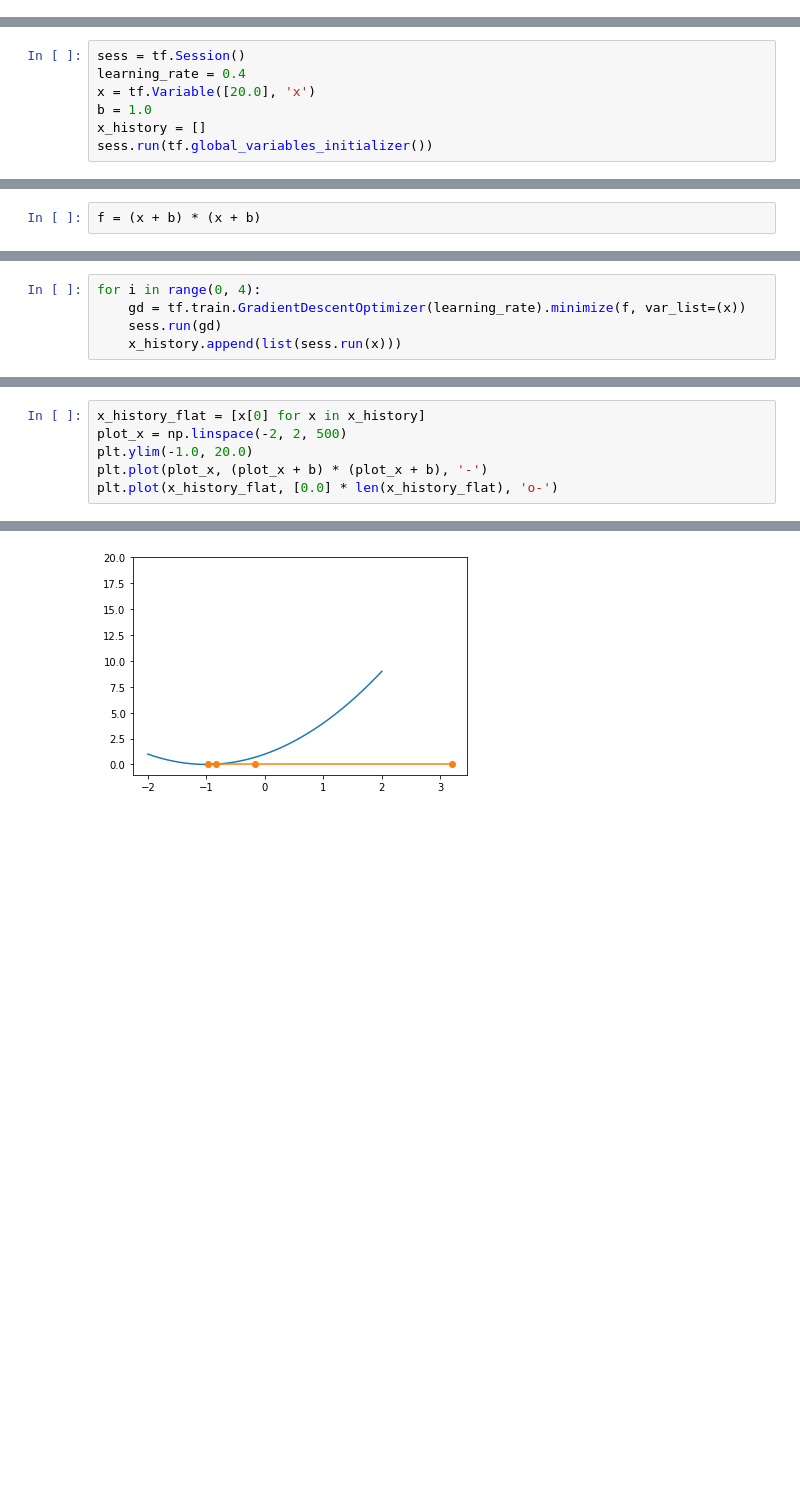
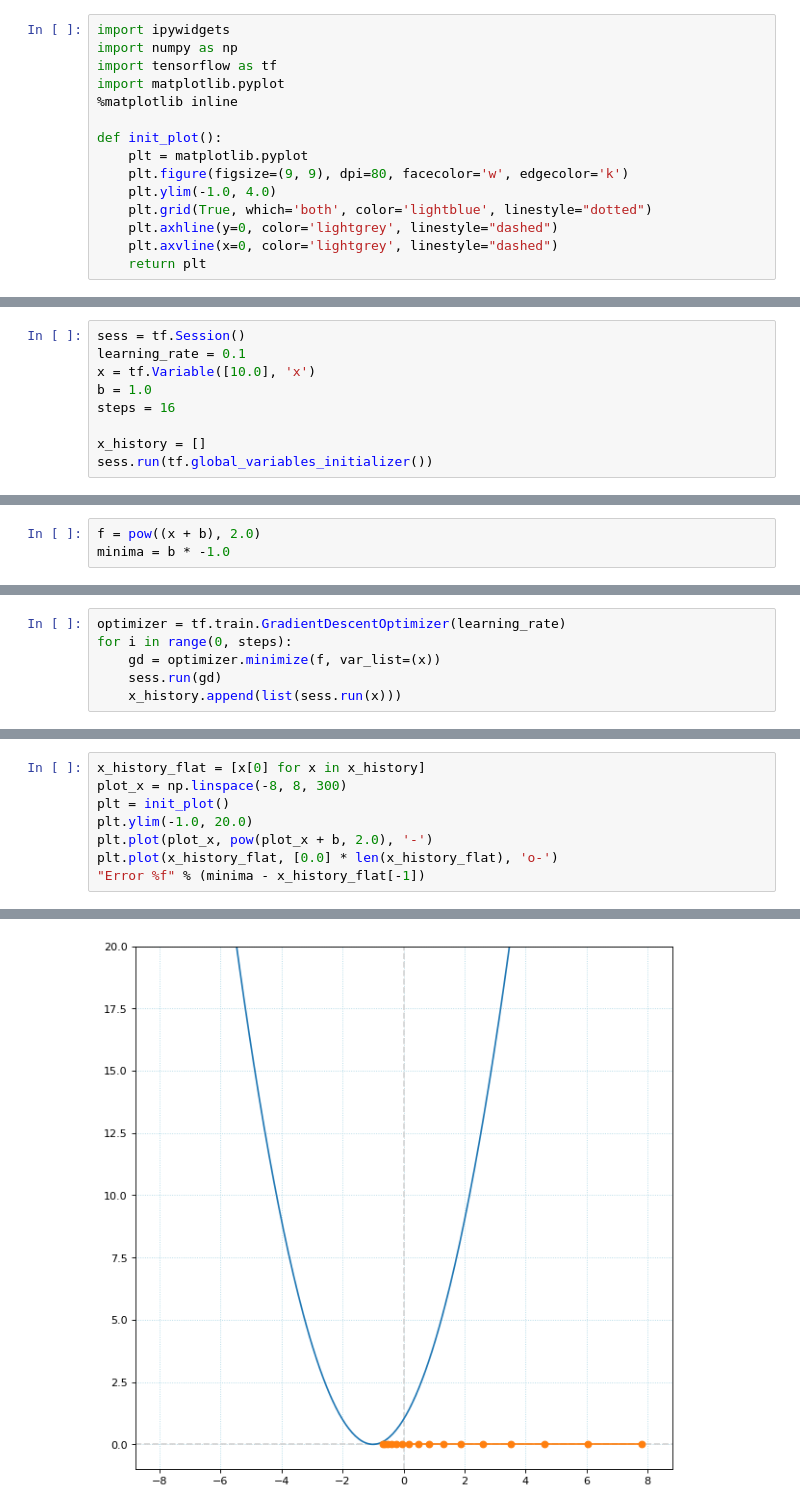
Before and after one commit to paulsuda/notebook-work, a Jupyter notebook: notebooks/Notes/Gradient Descent.ipynb, the cells around one changed output, grey strips where cells are left out. Drawn from its saved outputs; the diff is of its cells as text; blank space fills up the shorter version.

```diff
--- a/notebooks/Notes/Gradient Descent.ipynb
+++ b/notebooks/Notes/Gradient Descent.ipynb
@@ -7,2 +1,17 @@ import matplotlib.pyplot as plt
+# %%
+import ipywidgets
+import numpy as np
+import tensorflow as tf
+import matplotlib.pyplot
+%matplotlib inline
+
+def init_plot():
+    plt = matplotlib.pyplot
+    plt.figure(figsize=(9, 9), dpi=80, facecolor='w', edgecolor='k')
+    plt.ylim(-1.0, 4.0)
+    plt.grid(True, which='both', color='lightblue', linestyle="dotted")
+    plt.axhline(y=0, color='lightgrey', linestyle="dashed")
+    plt.axvline(x=0, color='lightgrey', linestyle="dashed")
+    return plt
 # %% [markdown]
 # Gradient descent w tensorflow...
@@ -9,8 +22,10 @@ import matplotlib.pyplot as plt
 # %%
 sess = tf.Session()
-learning_rate = 0.4
-x = tf.Variable([20.0], 'x')
+learning_rate = 0.1
+x = tf.Variable([10.0], 'x')
 b = 1.0
+steps = 16
+
 x_history = []
 sess.run(tf.global_variables_initializer())
 # %% [markdown]
@@ -18,2 +33,3 @@ sess.run(tf.global_variables_initializer())
 # %%
-f = (x + b) * (x + b)
+f = pow((x + b), 2.0)
+minima = b * -1.0
@@ -20,5 +38,6 @@ f = (x + b) * (x + b)
 # %%
-for i in range(0, 4):
-    gd = tf.train.GradientDescentOptimizer(learning_rate).minimize(f, var_list=(x))
+optimizer = tf.train.GradientDescentOptimizer(learning_rate)
+for i in range(0, steps):
+    gd = optimizer.minimize(f, var_list=(x))
     sess.run(gd)
     x_history.append(list(sess.run(x)))
@@ -25,7 +46,9 @@ for i in range(0, 4):
 # %%
 x_history_flat = [x[0] for x in x_history]
-plot_x = np.linspace(-2, 2, 500)
+plot_x = np.linspace(-8, 8, 300)
+plt = init_plot()
 plt.ylim(-1.0, 20.0)
-plt.plot(plot_x, (plot_x + b) * (plot_x + b), '-')
+plt.plot(plot_x, pow(plot_x + b, 2.0), '-')
 plt.plot(x_history_flat, [0.0] * len(x_history_flat), 'o-')
+"Error %f" % (minima - x_history_flat[-1])
 # %% [output]
@@ -33 +56 @@ plt.plot(x_history_flat, [0.0] * len(x_history_flat), 'o-')
-[figure, old version]
+[figure, new version]
```
Also changed, not shown: parts of 8 cells of this notebook, 4 other files.
